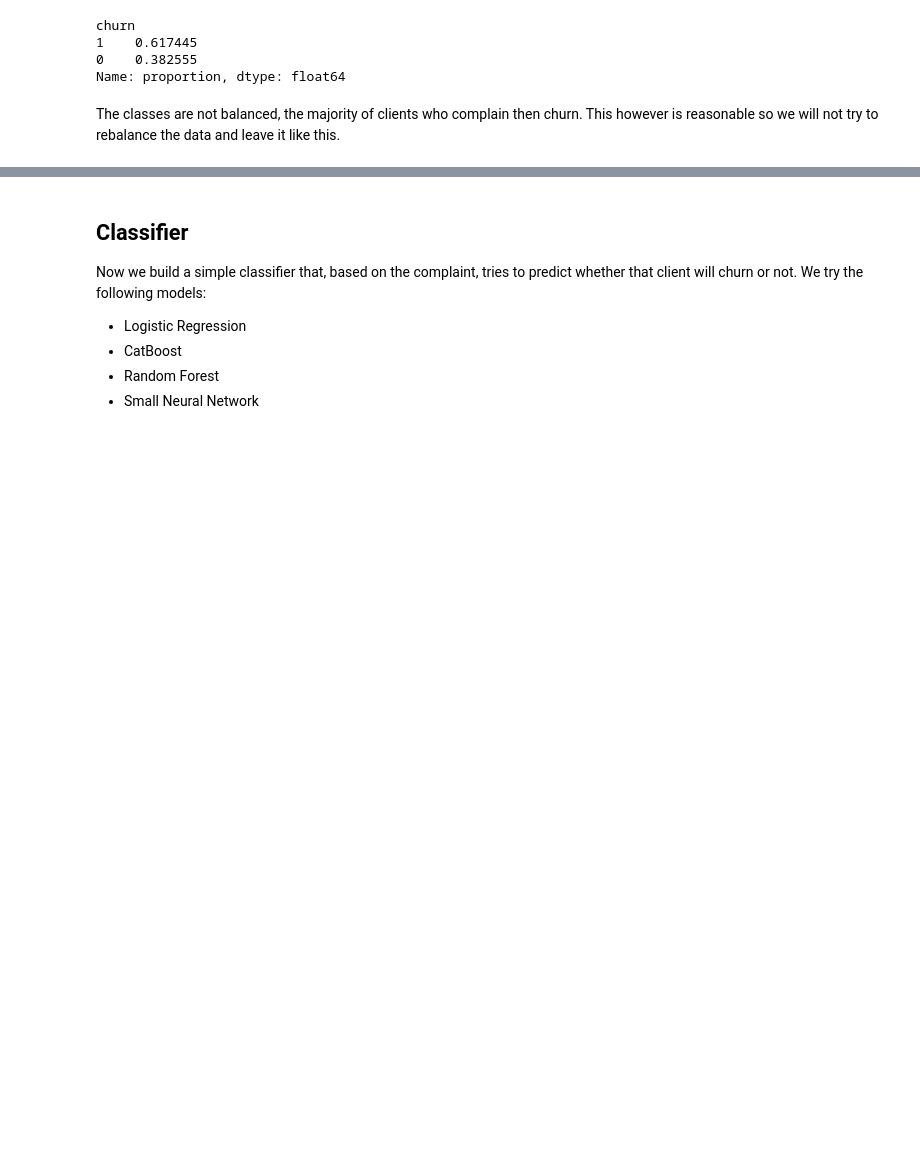
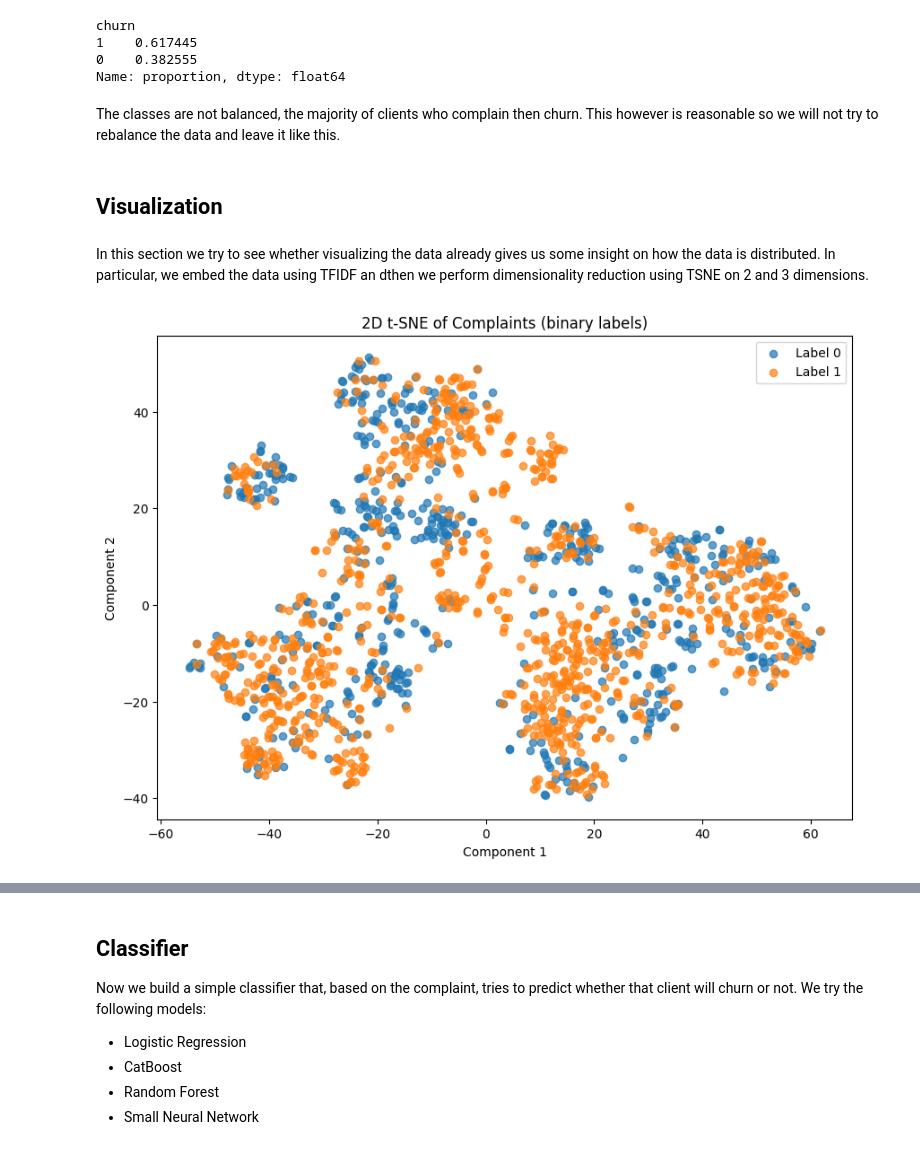
Before and after one commit to beatricecitterio/hacklab, a Jupyter notebook: classifier.ipynb, the cells around one changed output, grey strips where cells are left out. Cells and saved outputs as stored; diff of their text form; code cells hidden in the pictures; blank space fills up the shorter version.

```diff
--- a/classifier.ipynb
+++ b/classifier.ipynb
@@ -45,0 +45,23 @@ X_embedded = tsne.fit_transform(X)
+# %% [markdown]
+## **Visualization**
+# %% [markdown]
+In this section we try to see whether visualizing the data already gives us some insight on how the data is distributed. In particular, we embed the data using TFIDF an dthen we perform dimensionality reduction using TSNE on 2 and 3 dimensions.
+# %%
+vectorizer = TfidfVectorizer(max_features=500)
+X = vectorizer.fit_transform(complaints['complaint']).toarray()
+# %%
+# 2D Visualization
+tsne = TSNE(n_components=2, random_state=42)
+X_embedded = tsne.fit_transform(X)
+plt.figure(figsize=(10, 7))
+for label in [0, 1]:
+    idx = complaints['churn'] == label
+    plt.scatter(X_embedded[idx, 0], X_embedded[idx, 1], label=f'Label {label}', alpha=0.7)
+
+plt.legend()
+plt.title('2D t-SNE of Complaints (binary labels)')
+plt.xlabel('Component 1')
+plt.ylabel('Component 2')
+plt.show()
+# %% [output]
+[figure, added]
```
Also changed, not shown: parts of 10 cells of this notebook.
